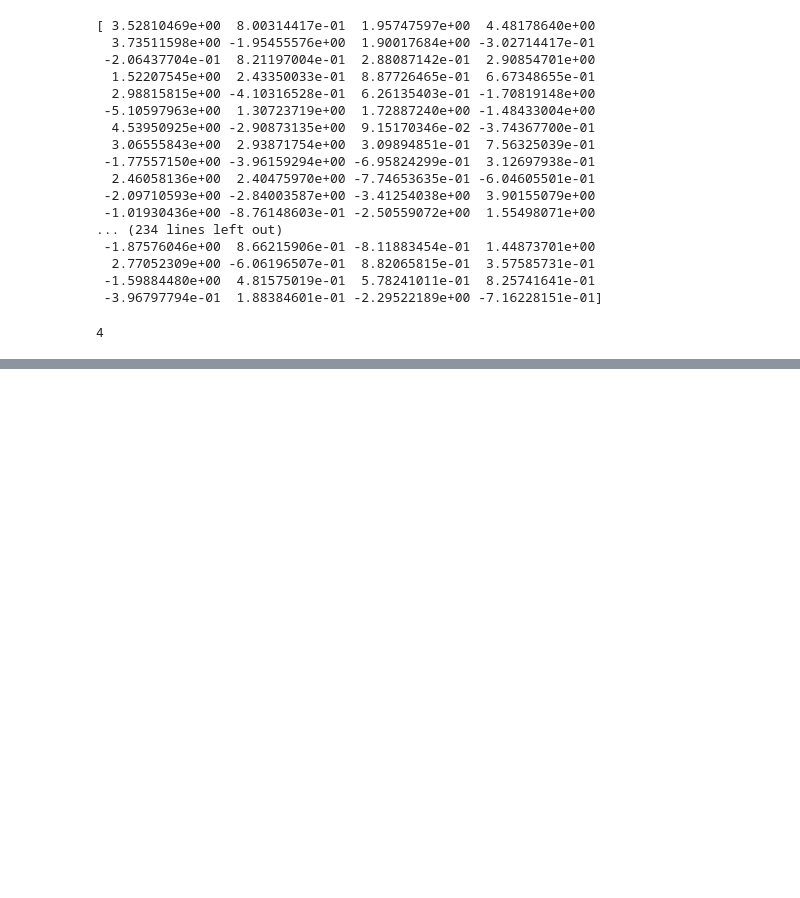
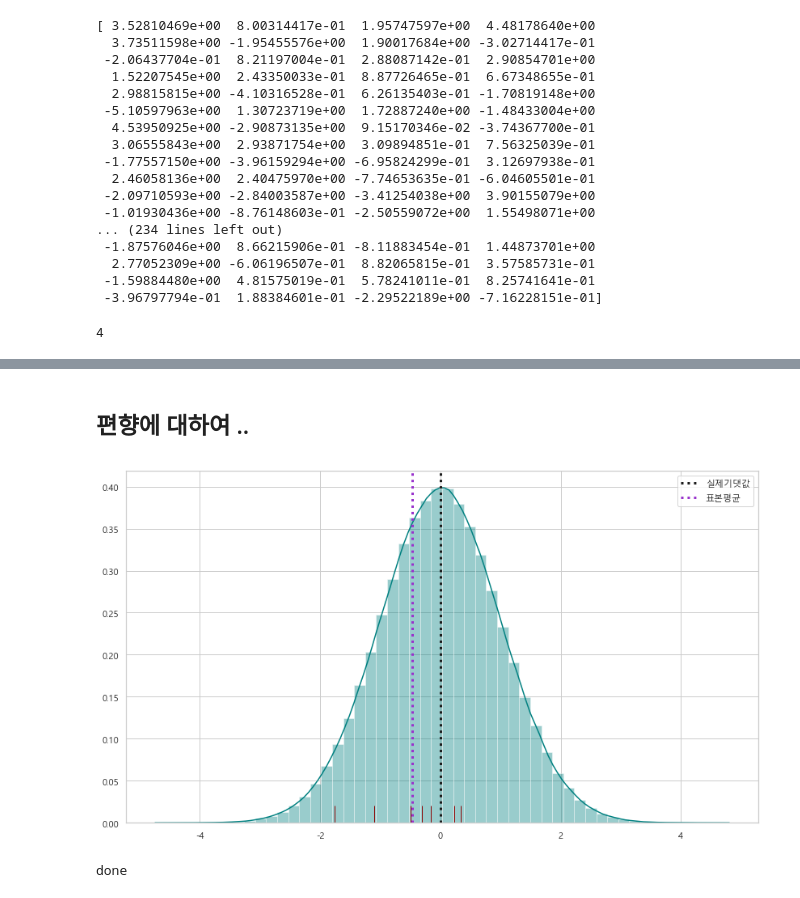
Before and after one commit to h33sun/TIL, a Jupyter notebook: math/20200206 확률분포함수.ipynb, the cells around one changed output, grey strips where cells are left out. Cells and saved outputs as stored; diff of their text form; code cells hidden in the pictures; blank space fills up the shorter version.

```diff
--- a/math/20200206 확률분포함수.ipynb
+++ b/math/20200206 확률분포함수.ipynb
@@ -274,0 +316,3 @@ a+2
+# %%
+np.random.seed(15)
+data = np.random.normal(size = 7)
@@ -274,0 +328,18 @@ a+2
+# %%
+data2 = np.random.normal(size = 1000000)
+# %% [markdown]
+## 편향에 대하여 ..
+# %%
+plt.figure(figsize = (14,8))
+sns.distplot(data2,color = 'teal')
+sns.rugplot(data, color = 'darkred')
+plt.axvline(x=0, ls = ':', c = 'k', linewidth = 3, label = '실제기댓값')
+plt.axvline(x=data.mean(), ls = ':', c = 'darkorchid', linewidth = 3, label = '표본평균')
+plt.legend()
+plt.show()
+# %% [output]
+[figure, added]
+# %%
+print('done')
+# %% [output]
+done
```
Also changed, not shown: parts of 8 cells of this notebook.
